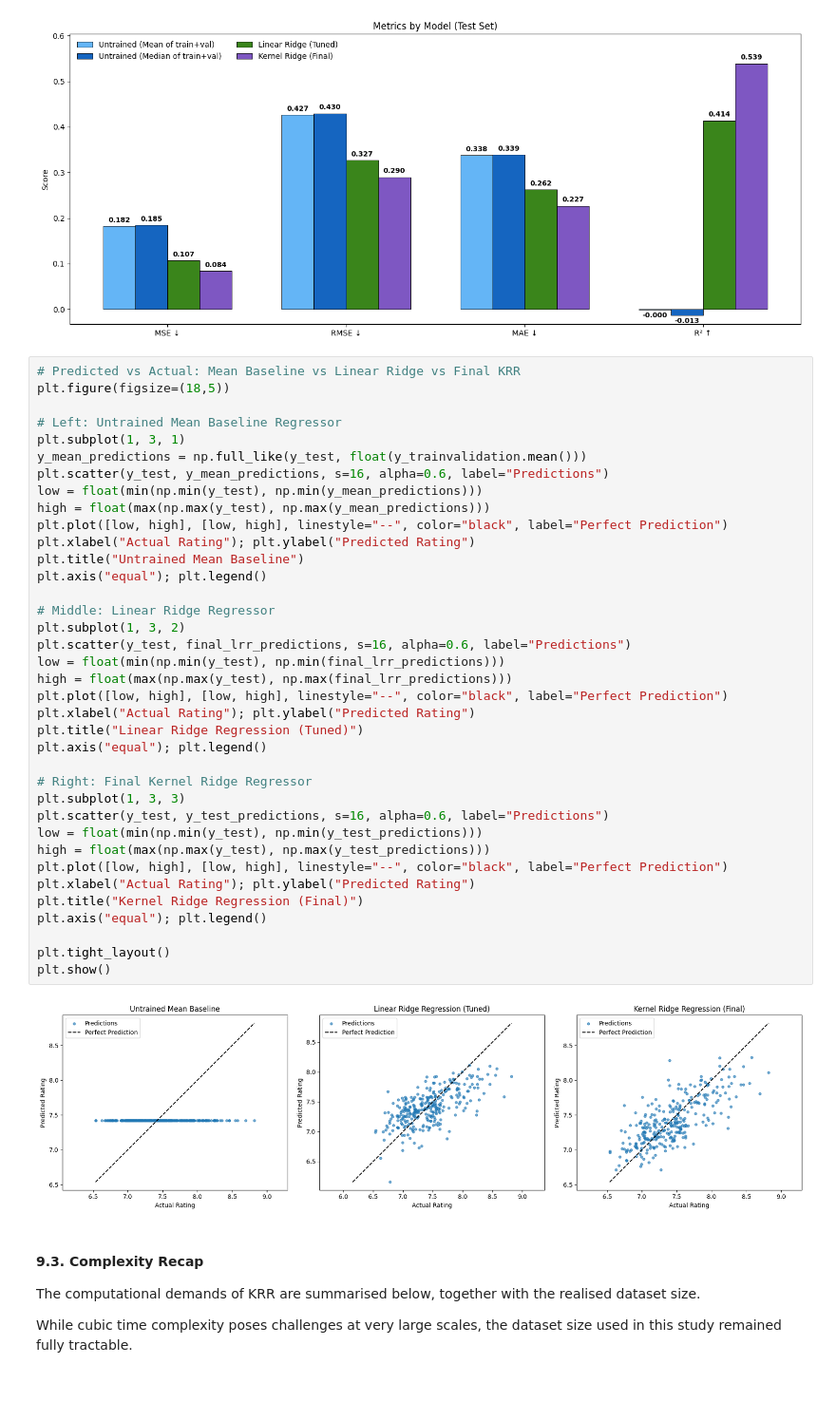
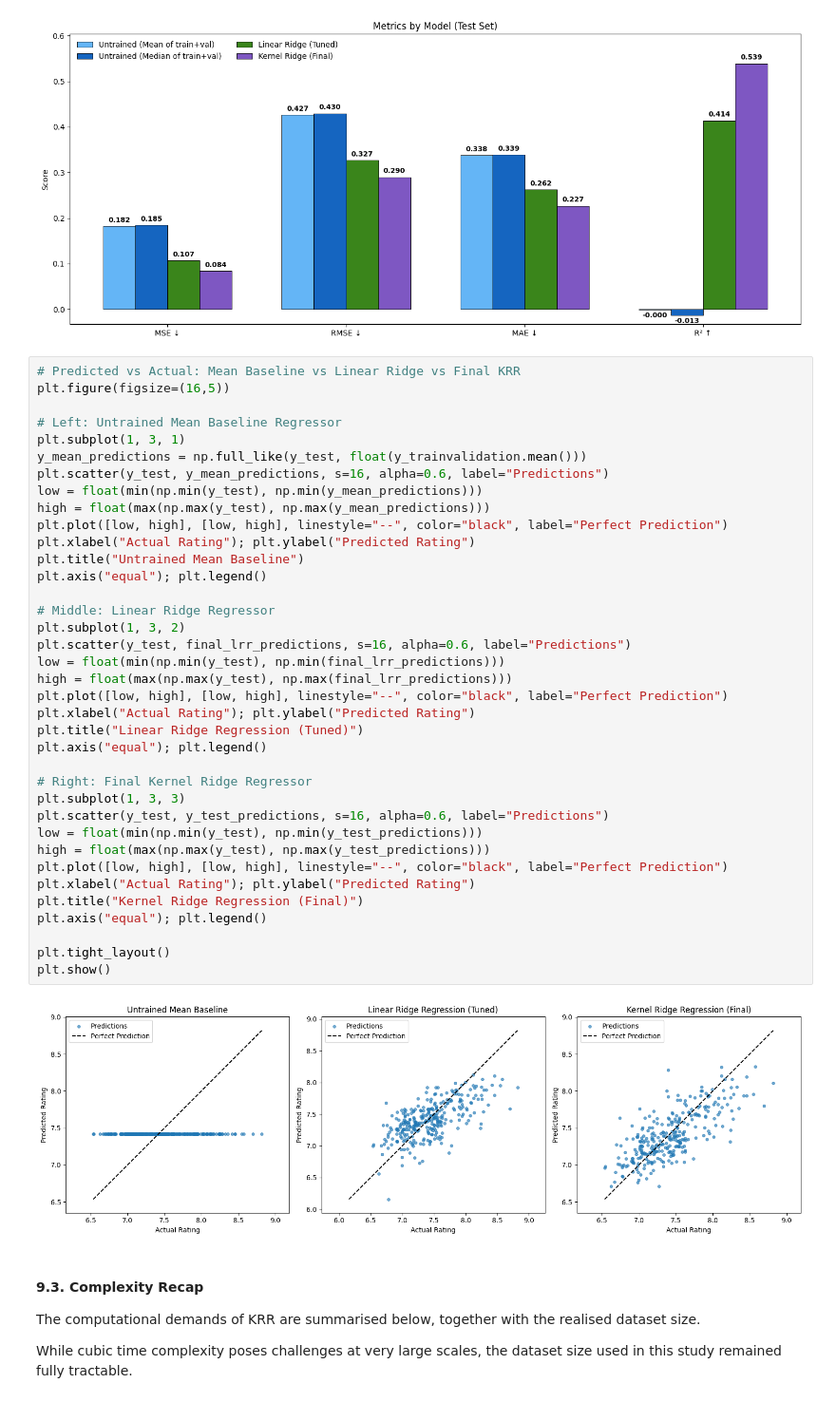
Before and after one commit to Petheron/ML-A2-KRR, a Jupyter notebook: Assessment_2.ipynb, the cells around one changed output. Shown at 95% size. Drawn from its saved outputs; the diff is of its cells as text.

Commit message:
Finalise Visualisations Sizes

```diff
--- a/Assessment_2.ipynb
+++ b/Assessment_2.ipynb
@@ -2124,7 +2124,7 @@ plt.show()
 [figure]
 # %%
 # Predicted vs Actual: Mean Baseline vs Linear Ridge vs Final KRR
-plt.figure(figsize=(18,5))
+plt.figure(figsize=(16,5))
 
 # Left: Untrained Mean Baseline Regressor
 plt.subplot(1, 3, 1)
@@ -2133,34 +2133,34 @@ plt.scatter(y_test, y_mean_predictions, s=16, alpha=0.6, label="Predictions")
 low = float(min(np.min(y_test), np.min(y_mean_predictions)))
 high = float(max(np.max(y_test), np.max(y_mean_predictions)))
 plt.plot([low, high], [low, high], linestyle="--", color="black", label="Perfect Prediction")
 plt.xlabel("Actual Rating"); plt.ylabel("Predicted Rating")
 plt.title("Untrained Mean Baseline")
 plt.axis("equal"); plt.legend()
 
 # Middle: Linear Ridge Regressor
 plt.subplot(1, 3, 2)
 plt.scatter(y_test, final_lrr_predictions, s=16, alpha=0.6, label="Predictions")
 low = float(min(np.min(y_test), np.min(final_lrr_predictions)))
 high = float(max(np.max(y_test), np.max(final_lrr_predictions)))
 plt.plot([low, high], [low, high], linestyle="--", color="black", label="Perfect Prediction")
 plt.xlabel("Actual Rating"); plt.ylabel("Predicted Rating")
 plt.title("Linear Ridge Regression (Tuned)")
 plt.axis("equal"); plt.legend()
 
 # Right: Final Kernel Ridge Regressor
 plt.subplot(1, 3, 3)
 plt.scatter(y_test, y_test_predictions, s=16, alpha=0.6, label="Predictions")
 low = float(min(np.min(y_test), np.min(y_test_predictions)))
 high = float(max(np.max(y_test), np.max(y_test_predictions)))
 plt.plot([low, high], [low, high], linestyle="--", color="black", label="Perfect Prediction")
 plt.xlabel("Actual Rating"); plt.ylabel("Predicted Rating")
 plt.title("Kernel Ridge Regression (Final)")
 plt.axis("equal"); plt.legend()
 
 plt.tight_layout()
 plt.show()
 # %% [output]
-[figure, old version]
+[figure, new version]
 # %% [markdown]
 #### **9.3. Complexity Recap**
 The computational demands of KRR are summarised below, together with the realised dataset size.
```
